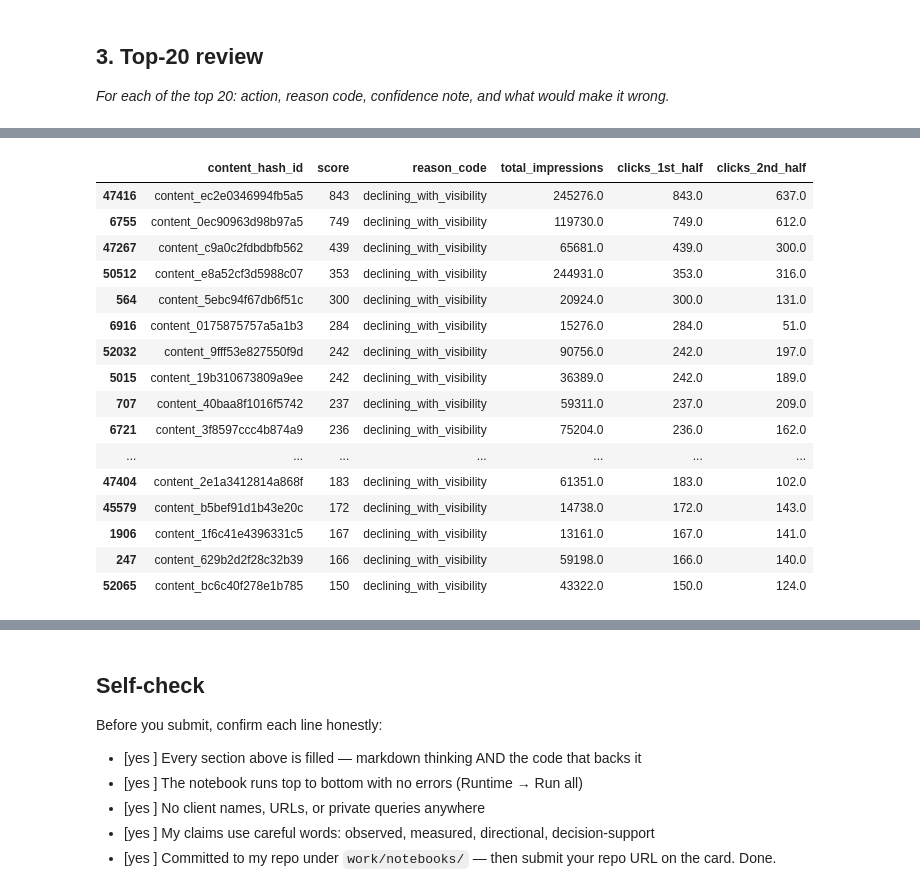
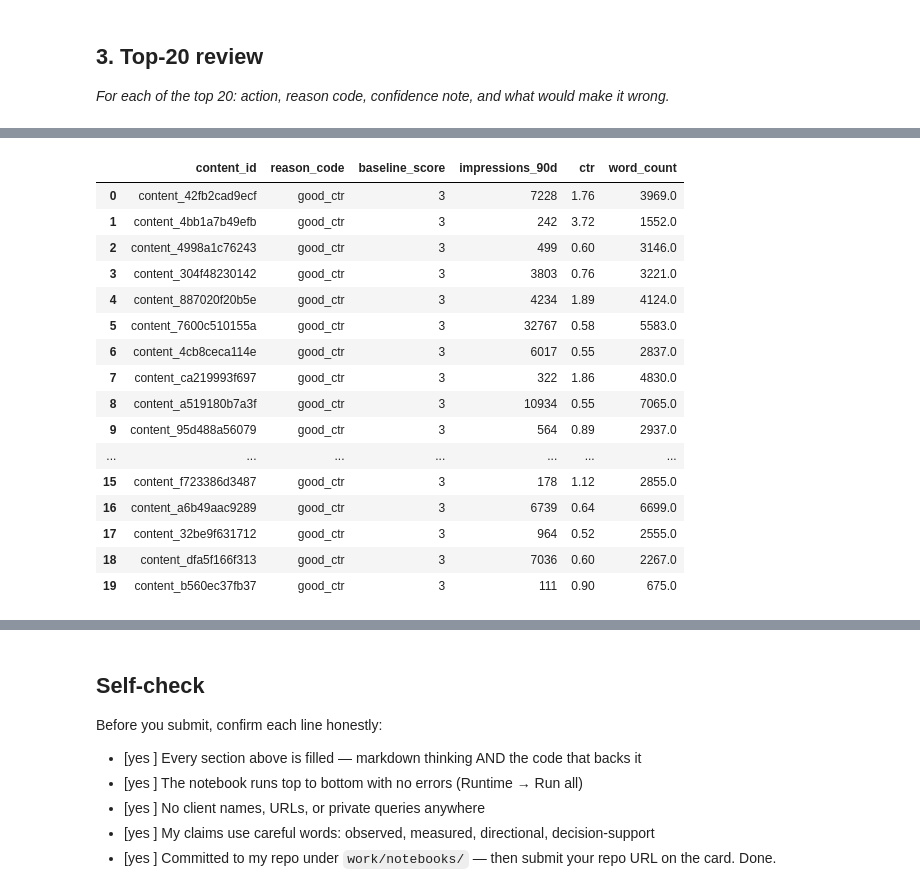
Before and after one commit to peddikotlahimani/Flyrank-internship, a Jupyter notebook: work/notebooks/w04_baseline_score.ipynb, the cells around one changed output, grey strips where cells are left out. Drawn from its saved outputs; the diff is of its cells as text; code cells hidden in the pictures.

```diff
--- a/work/notebooks/w04_baseline_score.ipynb
+++ b/work/notebooks/w04_baseline_score.ipynb
@@ -183,25 +99,22 @@ Name: count, dtype: int64
-# %%
-# This cell is for CODE (numbers, a query, a check).
-# Write your text answer in the cell ABOVE this one — typing sentences here breaks Run All.
-
-sorted_data = monthly.sort_values("score", ascending=False)
-top_20 = sorted_data.head(20)
-top_20[["content_hash_id", "score", "reason_code", "total_impressions", "clicks_1st_half", "clicks_2nd_half"]]
-# %% [output]
-|  | content_hash_id | score | reason_code | total_impressions | clicks_1st_half | clicks_2nd_half |
-| 47416 | content_ec2e0346994fb5a5 | 843 | declining_with_visibility | 245276.0 | 843.0 | 637.0 |
-| 6755 | content_0ec90963d98b97a5 | 749 | declining_with_visibility | 119730.0 | 749.0 | 612.0 |
-| 47267 | content_c9a0c2fdbdbfb562 | 439 | declining_with_visibility | 65681.0 | 439.0 | 300.0 |
-| 50512 | content_e8a52cf3d5988c07 | 353 | declining_with_visibility | 244931.0 | 353.0 | 316.0 |
-| 564 | content_5ebc94f67db6f51c | 300 | declining_with_visibility | 20924.0 | 300.0 | 131.0 |
-| 6916 | content_0175875757a5a1b3 | 284 | declining_with_visibility | 15276.0 | 284.0 | 51.0 |
-| 52032 | content_9fff53e827550f9d | 242 | declining_with_visibility | 90756.0 | 242.0 | 197.0 |
-| 5015 | content_19b310673809a9ee | 242 | declining_with_visibility | 36389.0 | 242.0 | 189.0 |
-| 707 | content_40baa8f1016f5742 | 237 | declining_with_visibility | 59311.0 | 237.0 | 209.0 |
-| 6721 | content_3f8597ccc4b874a9 | 236 | declining_with_visibility | 75204.0 | 236.0 | 162.0 |
-| ... | ... | ... | ... | ... | ... | ... |
-| 47404 | content_2e1a3412814a868f | 183 | declining_with_visibility | 61351.0 | 183.0 | 102.0 |
-| 45579 | content_b5bef91d1b43e20c | 172 | declining_with_visibility | 14738.0 | 172.0 | 143.0 |
-| 1906 | content_1f6c41e4396331c5 | 167 | declining_with_visibility | 13161.0 | 167.0 | 141.0 |
-| 247 | content_629b2d2f28c32b39 | 166 | declining_with_visibility | 59198.0 | 166.0 | 140.0 |
-| 52065 | content_bc6c40f278e1b785 | 150 | declining_with_visibility | 43322.0 | 150.0 | 124.0 |
+# %%
+# This cell is for CODE (numbers, a query, a check).
+top_20 = ranked_queue.head(20)
+top_20[["content_id", "reason_code", "baseline_score", "impressions_90d", "ctr", "word_count"]]
+# %% [output]
+|  | content_id | reason_code | baseline_score | impressions_90d | ctr | word_count |
+| 0 | content_42fb2cad9ecf | good_ctr | 3 | 7228 | 1.76 | 3969.0 |
+| 1 | content_4bb1a7b49efb | good_ctr | 3 | 242 | 3.72 | 1552.0 |
+| 2 | content_4998a1c76243 | good_ctr | 3 | 499 | 0.60 | 3146.0 |
+| 3 | content_304f48230142 | good_ctr | 3 | 3803 | 0.76 | 3221.0 |
+| 4 | content_887020f20b5e | good_ctr | 3 | 4234 | 1.89 | 4124.0 |
+| 5 | content_7600c510155a | good_ctr | 3 | 32767 | 0.58 | 5583.0 |
+| 6 | content_4cb8ceca114e | good_ctr | 3 | 6017 | 0.55 | 2837.0 |
+| 7 | content_ca219993f697 | good_ctr | 3 | 322 | 1.86 | 4830.0 |
+| 8 | content_a519180b7a3f | good_ctr | 3 | 10934 | 0.55 | 7065.0 |
+| 9 | content_95d488a56079 | good_ctr | 3 | 564 | 0.89 | 2937.0 |
+| ... | ... | ... | ... | ... | ... | ... |
+| 15 | content_f723386d3487 | good_ctr | 3 | 178 | 1.12 | 2855.0 |
+| 16 | content_a6b49aac9289 | good_ctr | 3 | 6739 | 0.64 | 6699.0 |
+| 17 | content_32be9f631712 | good_ctr | 3 | 964 | 0.52 | 2555.0 |
+| 18 | content_dfa5f166f313 | good_ctr | 3 | 7036 | 0.60 | 2267.0 |
+| 19 | content_b560ec37fb37 | good_ctr | 3 | 111 | 0.90 | 675.0 |
```
Also changed, not shown: parts of 7 cells of this notebook.
